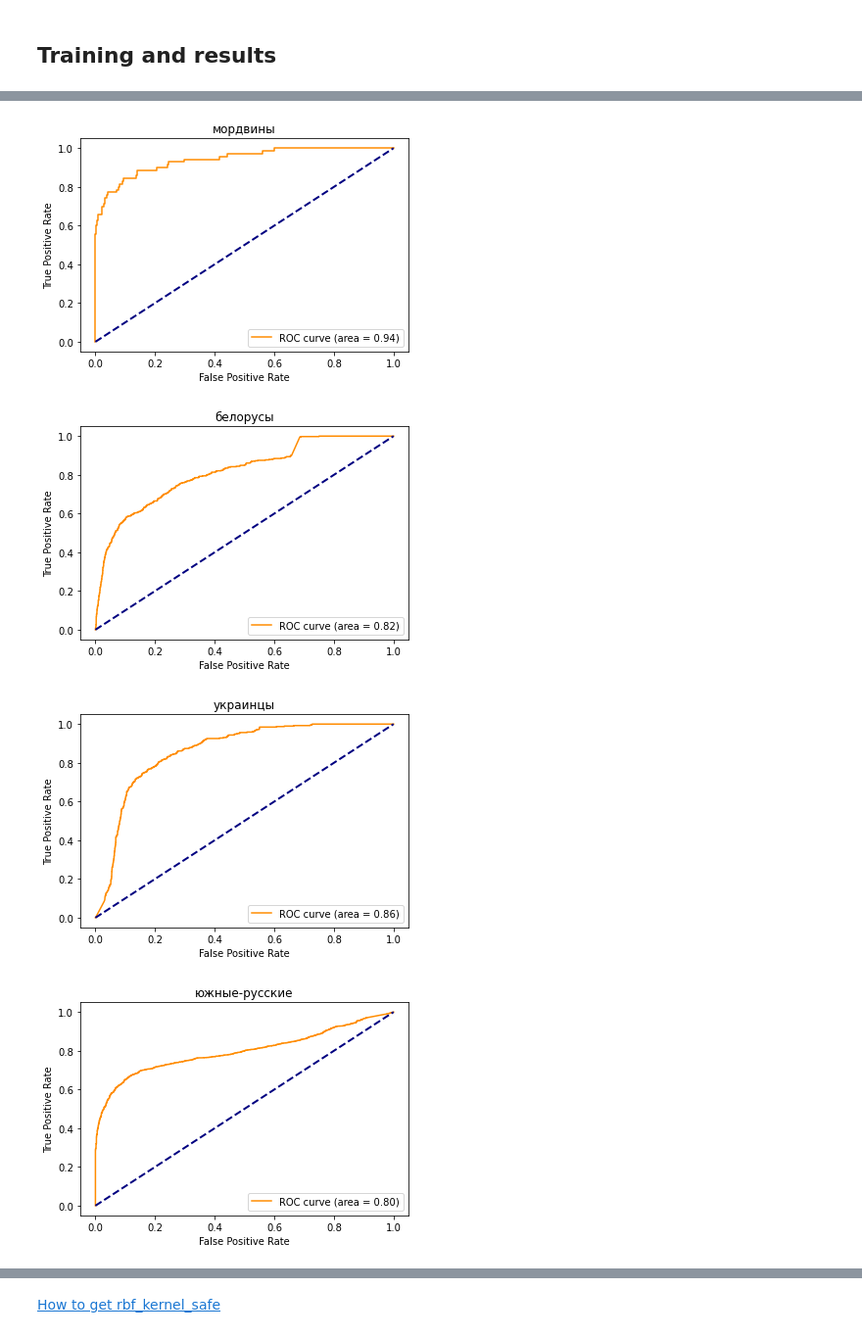
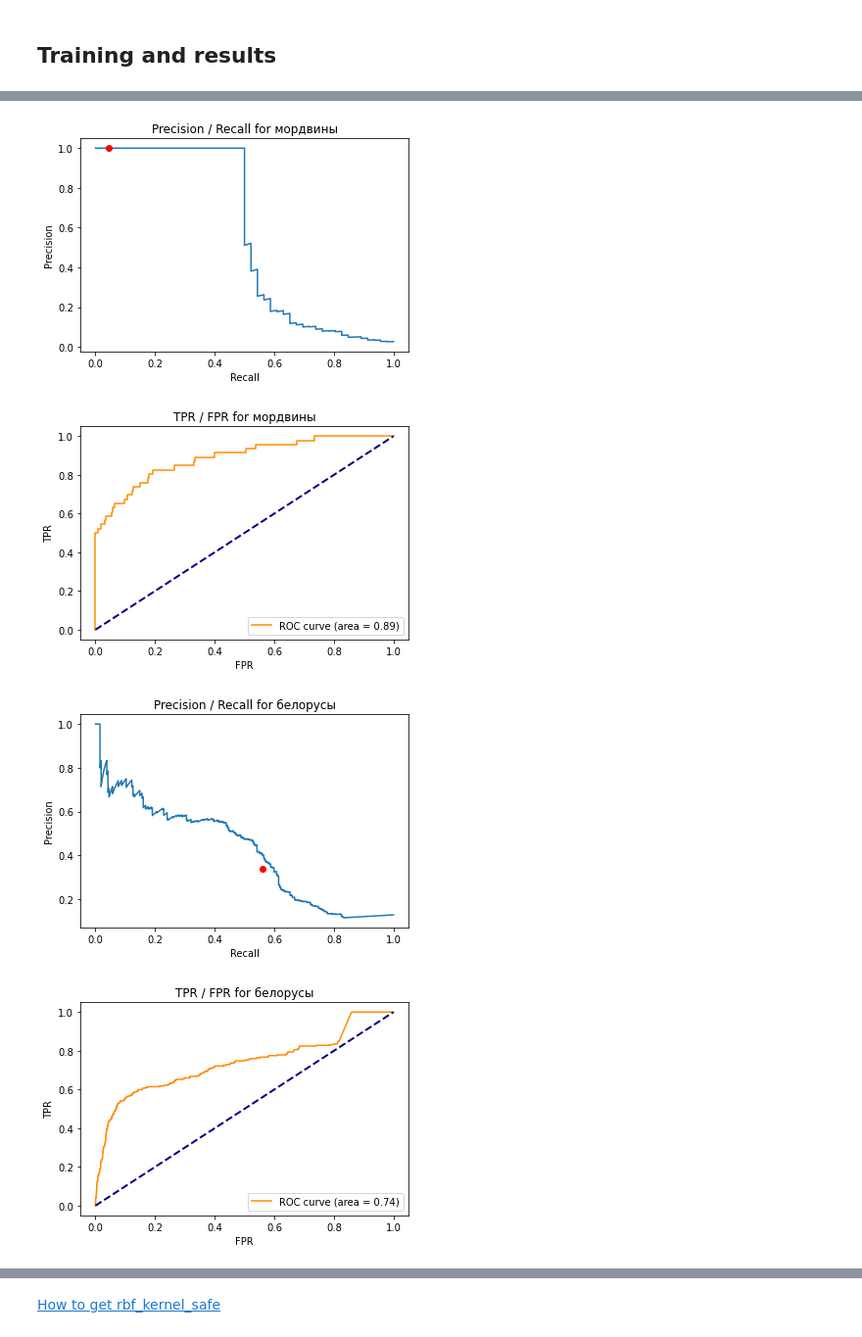
Before and after one commit to alexeyshmelev/genotek-nationality-analysis, a Jupyter notebook: genotek.ipynb, the cells around one changed output, grey strips where cells are left out. Shown at 98% size. Drawn from its saved outputs; the diff is of its cells as text; code cells hidden in the pictures.

```diff
--- a/genotek.ipynb
+++ b/genotek.ipynb
@@ -30,7 +30,8 @@ df
 | 67502 | node_3758 | node_3766 | белорусы | белорусы | 8.77936 | 1 |
 67503 rows × 6 columns
 # %%
-len(pd.concat([df['node_id1'], df['node_id2']], axis=0).unique())
+num = len(pd.concat([df['node_id1'], df['node_id2']], axis=0).unique())
+num
 # %% [output]
 3767
 # %% [markdown]
@@ -39,7 +40,8 @@ len(pd.concat([df['node_id1'], df['node_id2']], axis=0).unique())
 nodes_names = set()
 all_types_dict = {}
 
-types = df['label_id1'].unique().tolist()
+types = pd.concat([df['label_id1'], df['label_id2']], axis=0).unique().tolist()
+print(types)
 
 for t in types:
     all_types_dict[t] = 0
@@ -81,6 +250,9 @@ def get_dataset(df, cond):
             else:
                 id_ = -1
             nodes_dict[n] = [types_dict.copy(), id_]
+
+    print(current_types_dict)
+    print(all_types_dict)
 
     return nodes_dict
 
@@ -112,8 +284,10 @@ data = get_dataset(df, 2) # second number - whatever number > 1 because we need
 targets = np.array([i[1] for i in list(data.values())])
 
 print(classification_report(targets[unlabeled_targets], predicted[unlabeled_targets]))
+cr = classification_report(targets[unlabeled_targets], predicted[unlabeled_targets], output_dict=True)
 
 cm = confusion_matrix(targets, predicted, labels=label_prop_model.classes_)
+print(cm)
 
 plt.clf()
 fig, ax = plt.subplots(1, 1)
@@ -128,14 +302,24 @@ plt.savefig(r"C:\HSE\genotek\cm_cr.png", bbox_inches="tight")
 plt.show()
 
 for i in range(5):
-    fpr, tpr, _ = metrics.roc_curve(targets,  label_prop_model.predict_proba(inputs)[:, i], pos_label=i)
+    fpr, tpr, _ = metrics.roc_curve(targets[unlabeled_targets],  label_prop_model.predict_proba(inputs)[:, i][unlabeled_targets], pos_label=i)
+    pre, rec, _ = metrics.precision_recall_curve(targets[unlabeled_targets],  label_prop_model.predict_proba(inputs)[:, i][unlabeled_targets], pos_label=i)
 
     plt.clf()
-    plt.title(list(all_types_dict.keys())[i])
+    plt.title('Precision / Recall for ' + list(all_types_dict.keys())[i])
+    plt.plot(rec, pre)
+    plt.plot(cr[str(i)]['recall'], cr[str(i)]['precision'], 'ro')
+    plt.ylabel('Precision')
+    plt.xlabel('Recall')
+    plt.savefig(rf"C:\HSE\genotek\precision_recall_curves_{list(all_types_dict.keys())[i]}.png", bbox_inches="tight")
+    plt.show()
+
+    plt.clf()
+    plt.title('TPR / FPR for ' + list(all_types_dict.keys())[i])
     plt.plot(fpr, tpr, label="ROC curve (area = %0.2f)" % metrics.auc(fpr, tpr), color="darkorange")
     plt.plot([0, 1], [0, 1], color="navy", lw=2, linestyle="--")
-    plt.ylabel('True Positive Rate')
-    plt.xlabel('False Positive Rate')
+    plt.ylabel('TPR')
+    plt.xlabel('FPR')
     plt.legend(loc="lower right")
     plt.savefig(rf"C:\HSE\genotek\roc_{list(all_types_dict.keys())[i]}.png", bbox_inches="tight")
     plt.show()
@@ -154,6 +344,6 @@ weighted avg       0.78      0.52      0.56      2389
 <Figure size 432x288 with 0 Axes>
 [figure]
-[figure, old version]
+[figure, new version]
-[figure, old version]
+[figure, new version]
-[figure, old version]
+[figure, new version]
-[figure, old version]
+[figure, new version]
```
Also changed, not shown: parts of 53 cells of this notebook.
